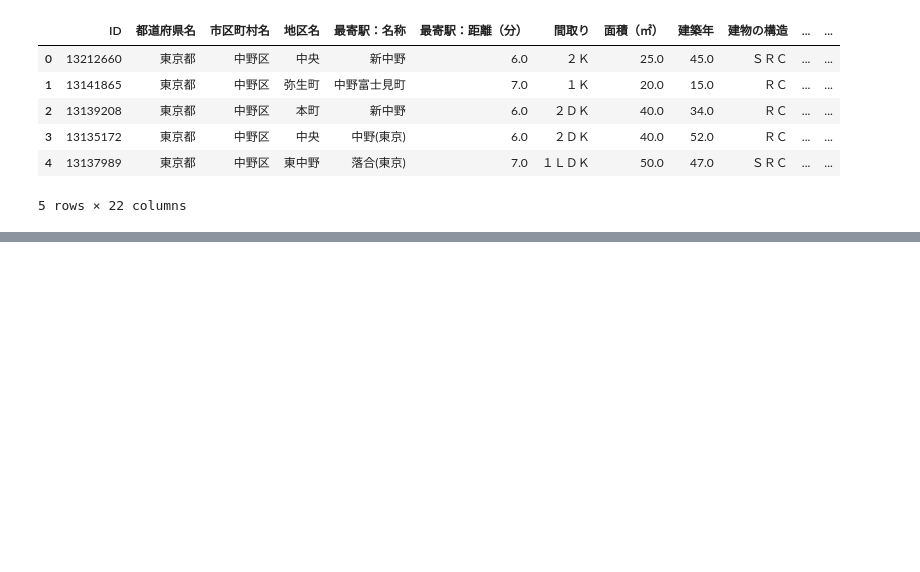
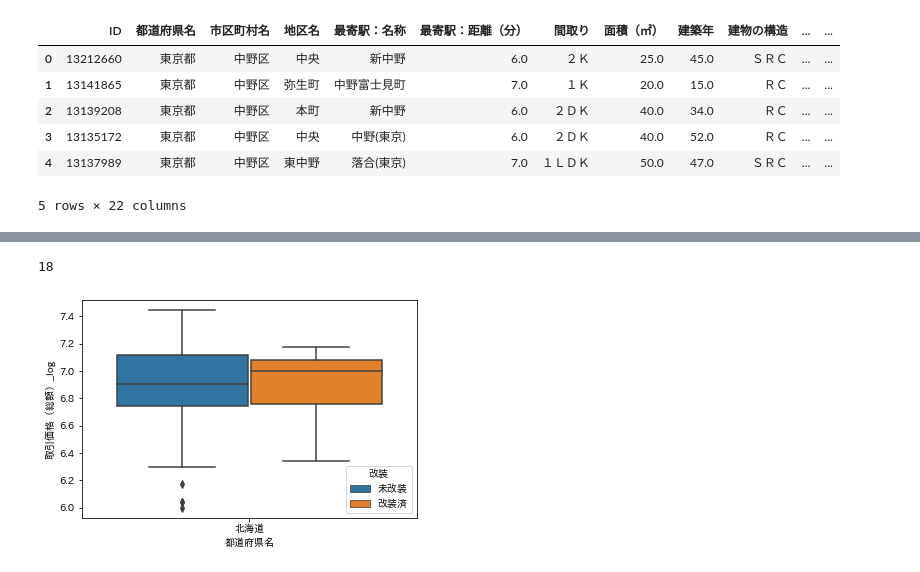
Before and after one commit to jinwatanabe/Docker_gpu_env, a Jupyter notebook: notebook/nishika/old_apartment_2021/07_EDA.ipynb, the cells around one changed output, grey strips where cells are left out. Cells and saved outputs as stored; diff of their text form; code cells hidden in the pictures; blank space fills up the shorter version.

```diff
--- a/notebook/nishika/old_apartment_2021/07_EDA.ipynb
+++ b/notebook/nishika/old_apartment_2021/07_EDA.ipynb
@@ -165,0 +216,17 @@ data.head()
+# %%
+len(set(data["市区町村名"].tolist()))
+# %% [output]
+18
+# %%
+df = df[["都道府県名", "市区町村名", "改装","取引価格（総額）_log" ]]
+# %%
+df = df[df["都道府県名"]=="北海道"]
+# %%
+import seaborn as sns
+
+sns.boxplot(x='都道府県名', y='取引価格（総額）_log', hue="改装", data=df[:100])
+
+
+plt.show()
+# %% [output]
+[figure, added]
```
Also changed, not shown: parts of 6 cells of this notebook, 1 other file.
